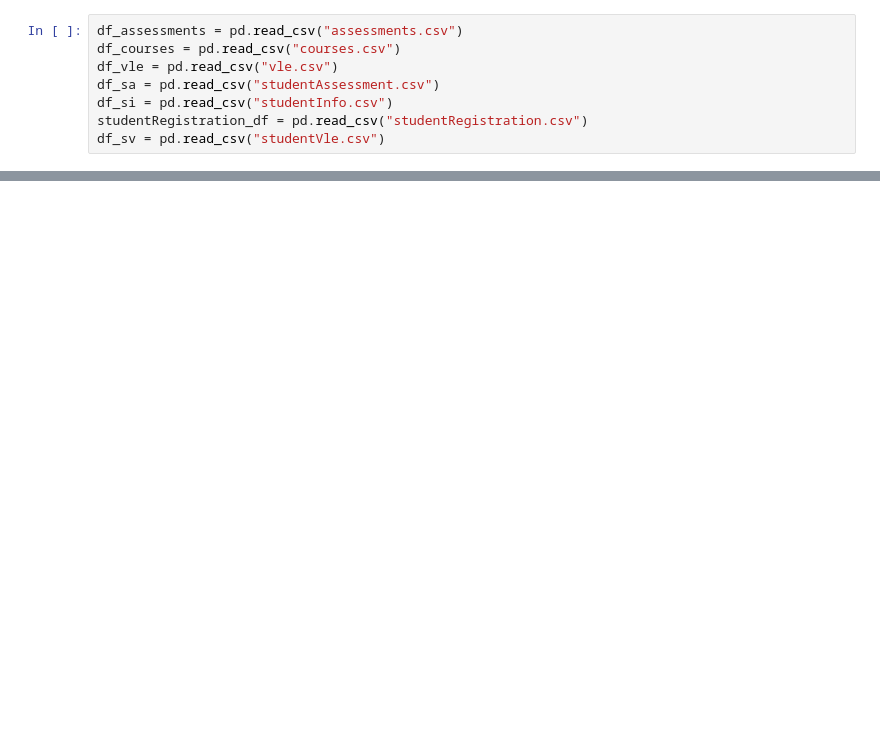
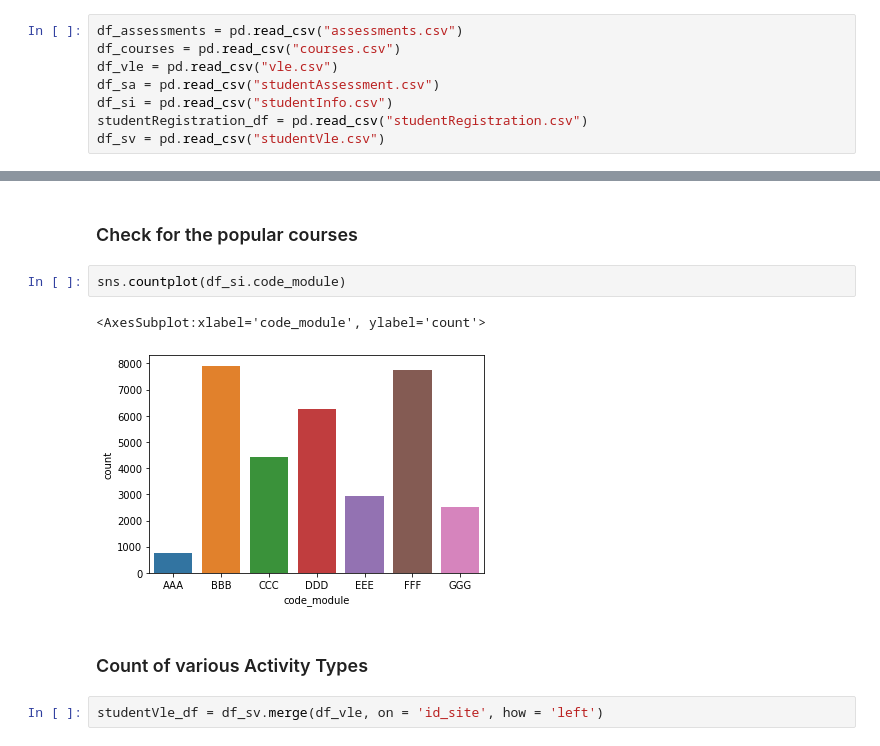
Before and after one commit to csprusty/csprusty, a Jupyter notebook: CSC8633_EDA.ipynb, the cells around one changed output, grey strips where cells are left out. Drawn from its saved outputs; the diff is of its cells as text; blank space fills up the shorter version.

Commit message:
various activity types

```diff
--- a/CSC8633_EDA.ipynb
+++ b/CSC8633_EDA.ipynb
@@ -27,0 +43,11 @@ df_si.head()
+# %% [markdown]
+### Check for the popular courses
+# %%
+sns.countplot(df_si.code_module)
+# %% [output]
+<AxesSubplot:xlabel='code_module', ylabel='count'>
+[figure, added]
+# %% [markdown]
+### Count of various Activity Types
+# %%
+studentVle_df = df_sv.merge(df_vle, on = 'id_site', how = 'left')
```
Also changed, not shown: parts of 8 cells of this notebook.
